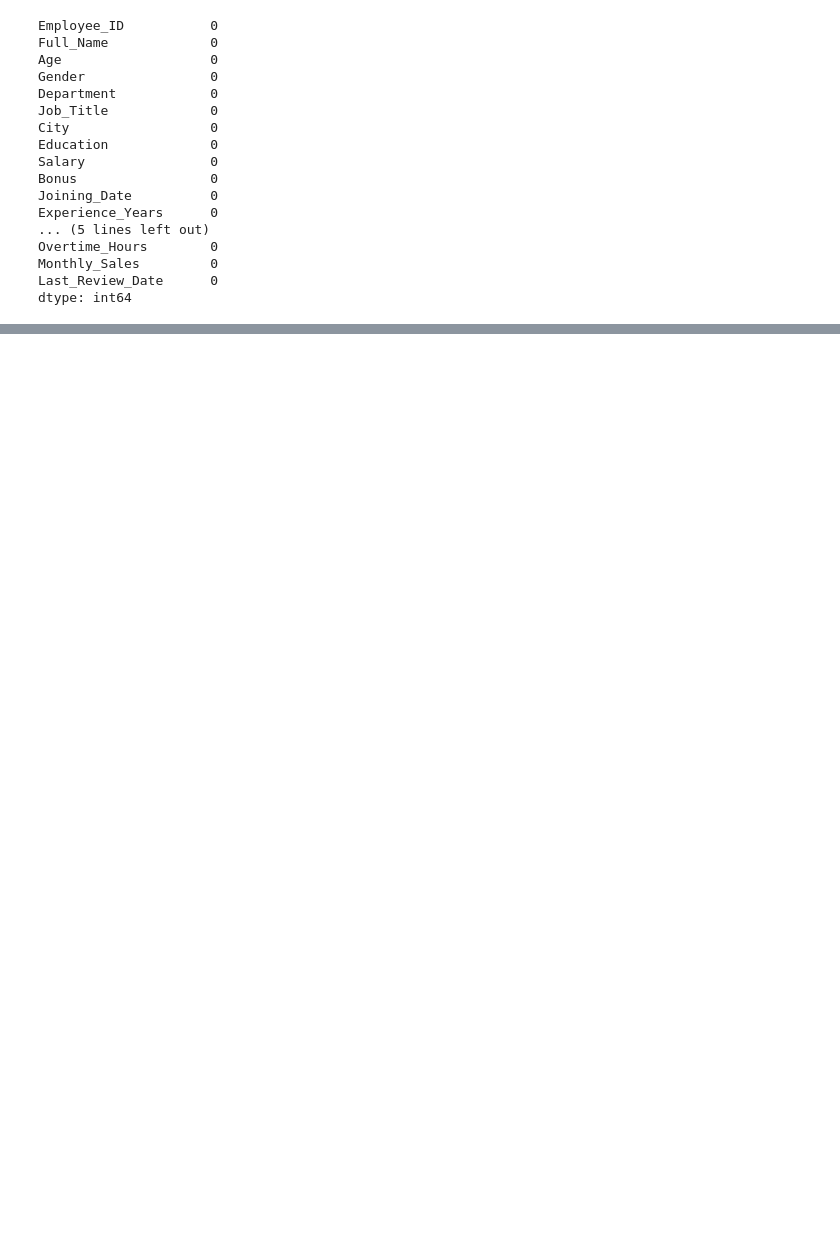
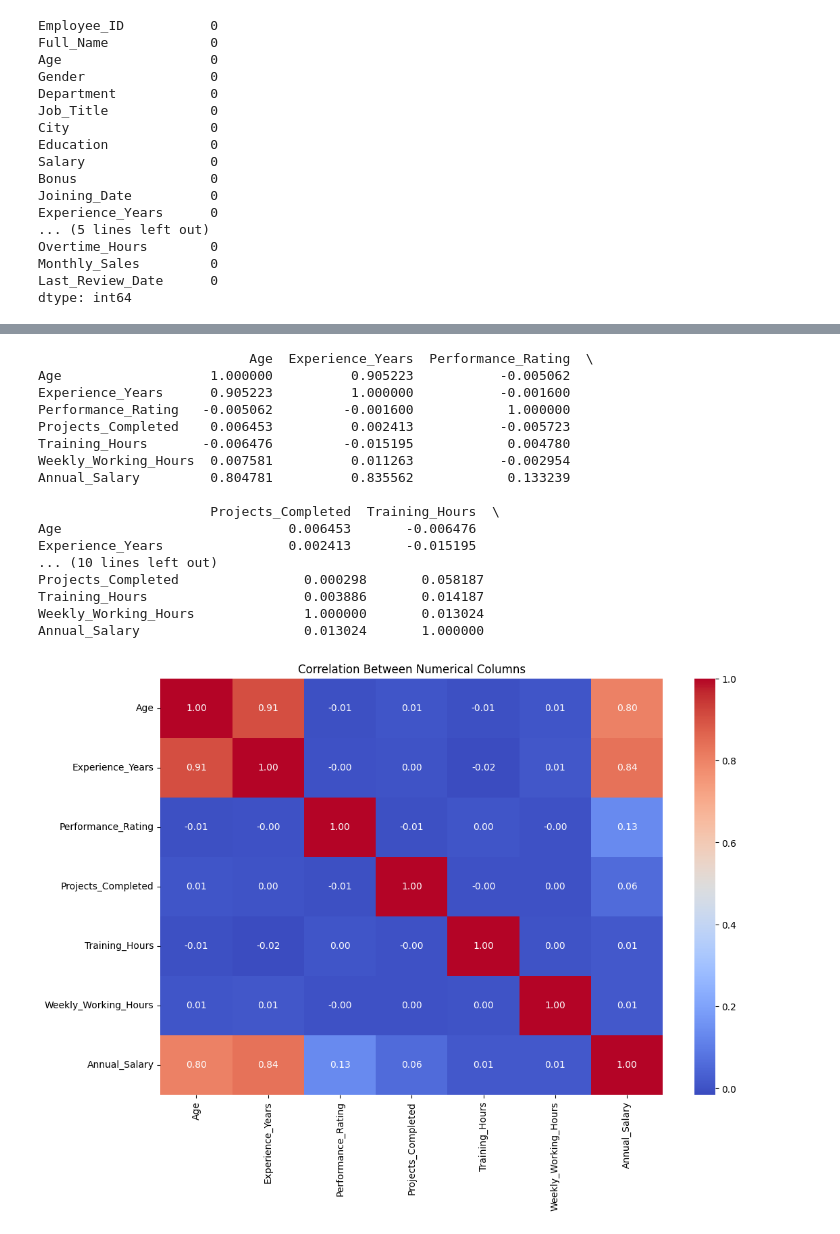
Before and after one commit to roshan-pardeshi/machine-learning, a Jupyter notebook: machine learning/Untitled3.ipynb, the cells around one changed output, grey strips where cells are left out. Saved outputs shown, nothing was run; the diff lists cells and outputs as text; code cells hidden in the pictures; blank space fills up the shorter version.

```diff
--- a/machine learning/Untitled3.ipynb
+++ b/machine learning/Untitled3.ipynb
@@ -643,0 +955,19 @@ plt.show()
+# %%
+df["Training_Hours"] = df["Training_Hours"].fillna(df["Training_Hours"].mean())
+# %%
+df["Weekly_Working_Hours"].isna().sum()
+
+df["Weekly_Working_Hours"]=df["Weekly_Working_Hours"].fillna(df["Weekly_Working_Hours"].median())
+# %%
+df["Company_Size"].isna().sum()
+
+df["Company_Size"] = df["Company_Size"].fillna(df["Company_Size"].mode()[0])
+# %%
+df["Annual_Salary"] = pd.to_numeric(
+    df["Annual_Salary"].astype(str).str.replace(",", "", regex=False),
+    errors="coerce"
+)
+
+df["Annual_Salary"] = df["Annual_Salary"].astype("Int64")
+
+df["Annual_Salary"] = df["Annual_Salary"].fillna(round(df["Annual_Salary"].mean()))
@@ -643,0 +989,38 @@ plt.show()
+# %%
+import seaborn as sns
+import matplotlib.pyplot as plt
+
+
+num_df = df.select_dtypes(include="number")
+correlation = num_df.corr()
+print(correlation)
+plt.figure(figsize=(12, 8))
+
+sns.heatmap(
+    correlation,
+    annot=True,
+    cmap="coolwarm",
+    fmt=".2f"
+)
+
+plt.title("Correlation Between Numerical Columns")
+plt.show()
+# %% [output]
+                           Age  Experience_Years  Performance_Rating  \
+Age                   1.000000          0.905223           -0.005062
+Experience_Years      0.905223          1.000000           -0.001600
+Performance_Rating   -0.005062         -0.001600            1.000000
+Projects_Completed    0.006453          0.002413           -0.005723
+Training_Hours       -0.006476         -0.015195            0.004780
+Weekly_Working_Hours  0.007581          0.011263           -0.002954
+Annual_Salary         0.804781          0.835562            0.133239
+
+                      Projects_Completed  Training_Hours  \
+Age                             0.006453       -0.006476
+Experience_Years                0.002413       -0.015195
+... (10 lines left out)
+Projects_Completed                0.000298       0.058187
+Training_Hours                    0.003886       0.014187
+Weekly_Working_Hours              1.000000       0.013024
+Annual_Salary                     0.013024       1.000000
+[figure, added]
```
Also changed, not shown: parts of 79 cells of this notebook.
